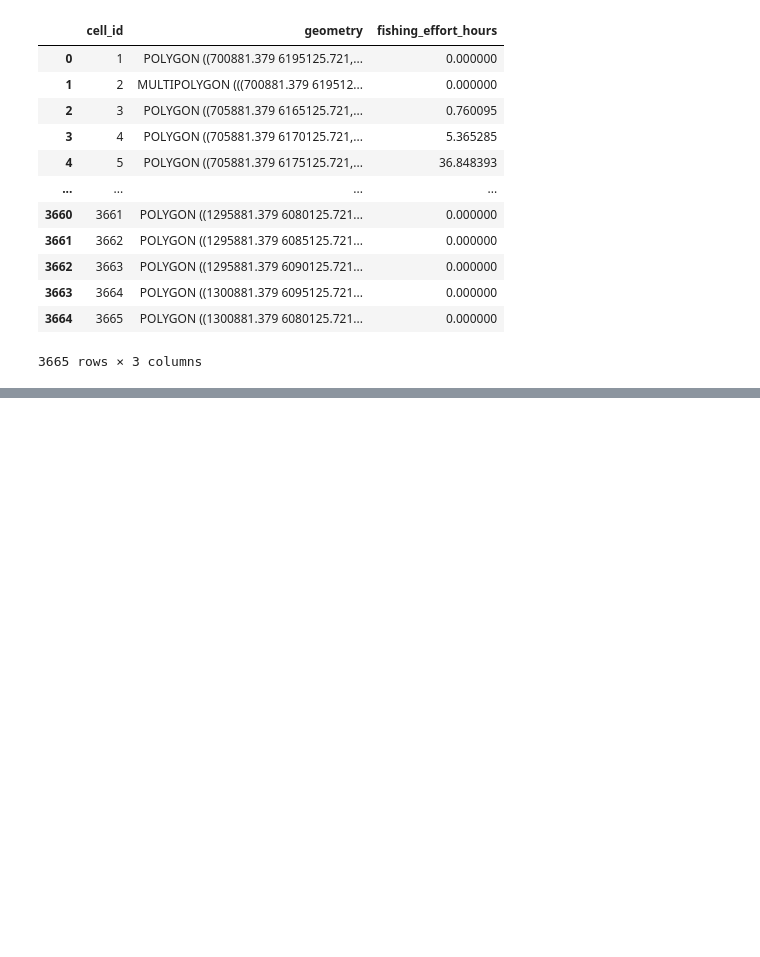
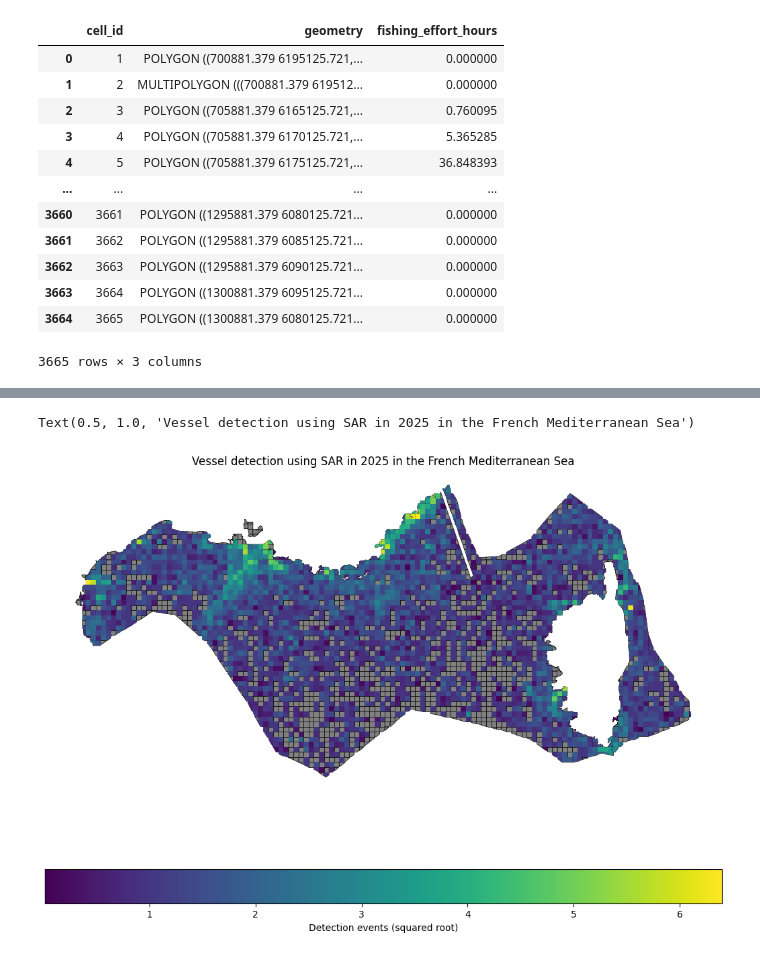
Before and after one commit to augustinlafond/marine-praxis, a Jupyter notebook: notebooks/create_grid.ipynb, the cells around one changed output, grey strips where cells are left out. Cells and saved outputs as stored; diff of their text form; code cells hidden in the pictures; blank space fills up the shorter version.

Commit message:
sar_vessel_detection table created and sent to PostGis

```diff
--- a/notebooks/create_grid.ipynb
+++ b/notebooks/create_grid.ipynb
@@ -328,0 +388,48 @@ fishing_activity
+# %%
+# Create a GFW cell id
+gfw_cell_ids = sar_detection_api_output[["lat", "lon"]].drop_duplicates().sort_values(by=["lat", "lon"])
+
+gfw_cell_ids["gfw_cell_id"] = np.arange(1, len(gfw_cell_ids) + 1)
+
+sar_detection_api_output = sar_detection_api_output.merge(gfw_cell_ids, how="left", on = ["lat", "lon"])
+# %%
+# we one hot encode the vessel type columns. We need to to this because we'll then agregate the data to the cell level
+
+vessel_types = pd.get_dummies(sar_detection_api_output['gear_type'], prefix= "vessel_type")
+
+vessel_types.columns = vessel_types.columns.str.lower()
+
+vessel_types = vessel_types.astype(int)
+# %%
+# We keep only the columns we want i.e., detection of vessels and the type of vessel detected
+sar_detection_api_output = sar_detection_api_output[["geometry", "detections", "gfw_cell_id", "area_km2_gfw_cell"]].copy()
+sar_detection_api_output.loc[:,vessel_types.columns] = vessel_types
+# %%
+# We groupby SAR data over gfw_cell_ids
+sar_detection_api_output = sar_detection_api_output.dissolve(by=["gfw_cell_id", "area_km2_gfw_cell"], aggfunc="sum").reset_index().sort_values(by="detections", ascending=False)
+
+# Then overlay with the spatial grid to crop gfw cells overlapping the spatial grid cells of the study area
+sar_detection_api_output = sar_detection_api_output.overlay(grid, how='intersection')
+sar_detection_api_output
+
+# weighting of columns based on the ratio of GFW cell area before and after overlay
+sar_detection_api_output["intersect_grid_ratio"] = round((sar_detection_api_output.area/1e6)/sar_detection_api_output["area_km2_gfw_cell"],4)
+
+df_to_weigth = sar_detection_api_output.filter(regex="vessel_type_|detections", axis = 1)
+sar_detection_api_output[df_to_weigth.columns] = df_to_weigth.mul(sar_detection_api_output["intersect_grid_ratio"], axis = 0)
+
+# Then we aggregate data over the spatial grid cells
+sar_detection = grid.drop(columns=["area_km2"]).sjoin(sar_detection_api_output.drop(columns=["gfw_cell_id", "area_km2_gfw_cell", "cell_id", "area_km2", "intersect_grid_ratio"]), how="left", predicate="contains")
+sar_detection = sar_detection.drop(columns=["index_right"]).dissolve(by="cell_id", aggfunc="sum")
+sar_detection["detections"] = sar_detection["detections"].replace(to_replace = 0, value = np.nan)
+# %%
+sar_detection["detections_sqrt"] = np.sqrt(sar_detection["detections"])
+
+base = grid.plot(edgecolor="black", facecolor="grey", linewidth=0.5, figsize=(13,10))
+base.set_axis_off()
+sar_detection.sort_values(by="detections", ascending= False)[5:].plot("detections_sqrt", ax = base, legend=True, legend_kwds={"label": "Detection events (squared root)", "orientation": "horizontal"})
+
+plt.title("Vessel detection using SAR in 2025 in the French Mediterranean Sea")
+# %% [output]
+Text(0.5, 1.0, 'Vessel detection using SAR in 2025 in the French Mediterranean Sea')
+[figure, added]
```
Also changed, not shown: parts of 13 cells of this notebook.
